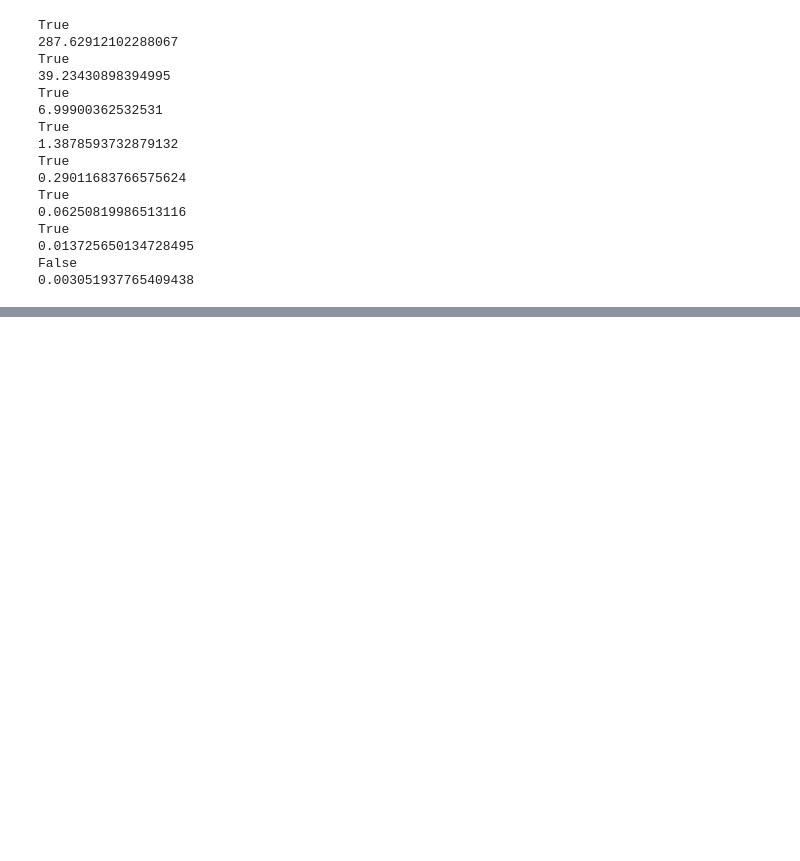
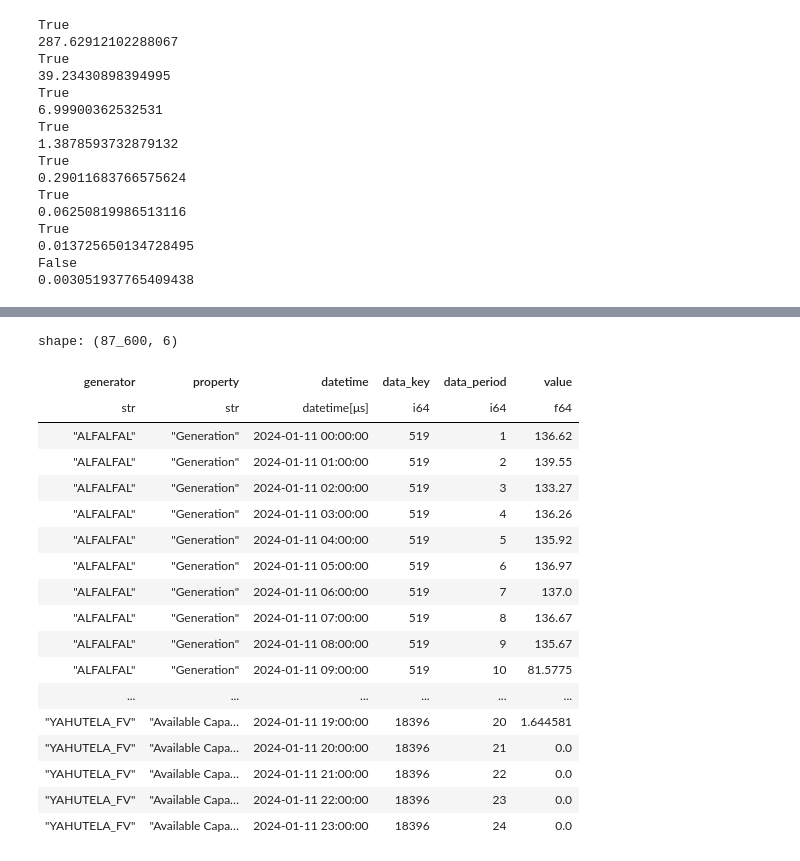
Before and after one commit to FasoCoding/ProrrataERV, a Jupyter notebook: dev/notebook.ipynb, the cells around one changed output, grey strips where cells are left out. Cells and saved outputs as stored; diff of their text form; code cells hidden in the pictures; blank space fills up the shorter version.

```diff
--- a/dev/notebook.ipynb
+++ b/dev/notebook.ipynb
@@ -582,0 +498,22 @@ shape: (10, 8)
+# %%
+df_gen
+# %% [output]
+shape: (87_600, 6)
+| generator | property | datetime | data_key | data_period | value |
+| str | str | datetime[μs] | i64 | i64 | f64 |
+| "ALFALFAL" | "Generation" | 2024-01-11 00:00:00 | 519 | 1 | 136.62 |
+| "ALFALFAL" | "Generation" | 2024-01-11 01:00:00 | 519 | 2 | 139.55 |
+| "ALFALFAL" | "Generation" | 2024-01-11 02:00:00 | 519 | 3 | 133.27 |
+| "ALFALFAL" | "Generation" | 2024-01-11 03:00:00 | 519 | 4 | 136.26 |
+| "ALFALFAL" | "Generation" | 2024-01-11 04:00:00 | 519 | 5 | 135.92 |
+| "ALFALFAL" | "Generation" | 2024-01-11 05:00:00 | 519 | 6 | 136.97 |
+| "ALFALFAL" | "Generation" | 2024-01-11 06:00:00 | 519 | 7 | 137.0 |
+| "ALFALFAL" | "Generation" | 2024-01-11 07:00:00 | 519 | 8 | 136.67 |
+| "ALFALFAL" | "Generation" | 2024-01-11 08:00:00 | 519 | 9 | 135.67 |
+| "ALFALFAL" | "Generation" | 2024-01-11 09:00:00 | 519 | 10 | 81.5775 |
+| ... | ... | ... | ... | ... | ... |
+| "YAHUTELA_FV" | "Available Capa… | 2024-01-11 19:00:00 | 18396 | 20 | 1.644581 |
+| "YAHUTELA_FV" | "Available Capa… | 2024-01-11 20:00:00 | 18396 | 21 | 0.0 |
+| "YAHUTELA_FV" | "Available Capa… | 2024-01-11 21:00:00 | 18396 | 22 | 0.0 |
+| "YAHUTELA_FV" | "Available Capa… | 2024-01-11 22:00:00 | 18396 | 23 | 0.0 |
+| "YAHUTELA_FV" | "Available Capa… | 2024-01-11 23:00:00 | 18396 | 24 | 0.0 |
```
Also changed, not shown: parts of 13 cells of this notebook, 6 other files.
